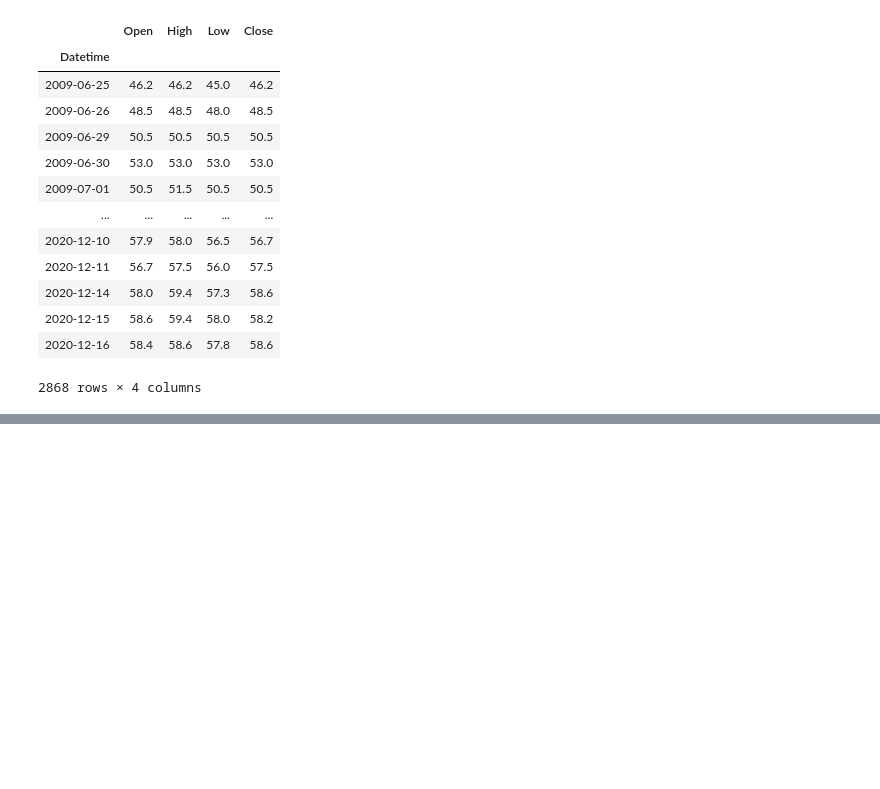
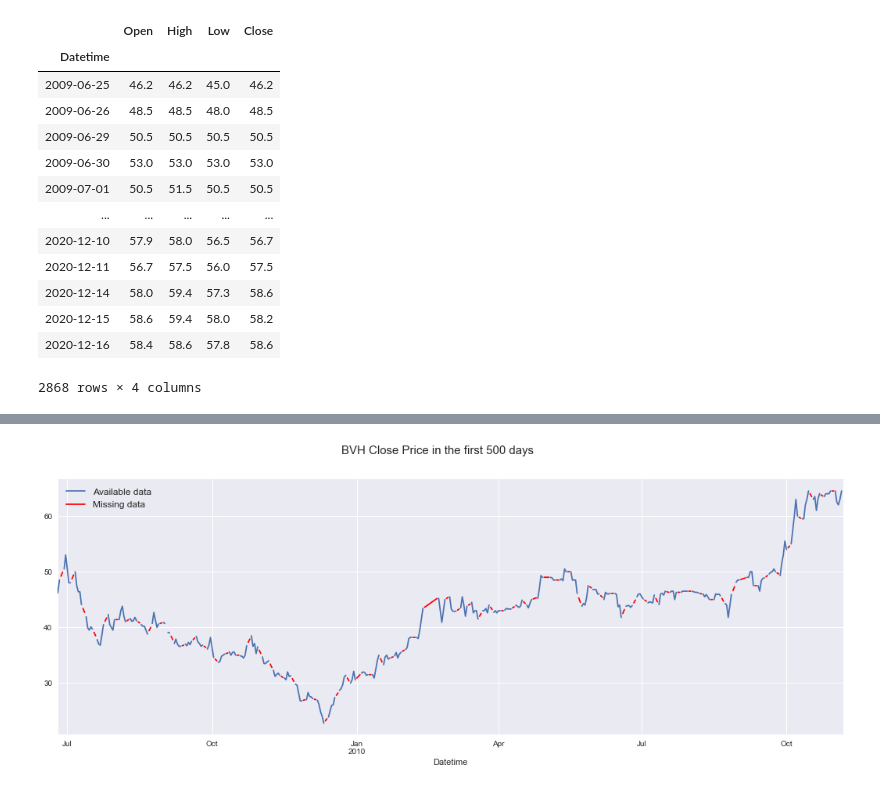
Before and after one commit to cripplinmuffin/khdlud_dack, a Jupyter notebook: visualize.ipynb, the cells around one changed output, grey strips where cells are left out. Drawn from its saved outputs; the diff is of its cells as text; code cells hidden in the pictures; blank space fills up the shorter version.

```diff
--- a/visualize.ipynb
+++ b/visualize.ipynb
@@ -89,3 +97,16 @@ plt.show()
+# %%
+fig, axes = plt.subplots(figsize=(18, 6))
+
+ax1 = available_df.head(500)['Close'].plot(label='Available data')
+ax1.legend(fontsize=12)
+
+ax2 = missing_df.head(500)['Close'].plot(color='red', label='Missing data')
+ax2.legend(fontsize=12)
+
+fig.suptitle('BVH Close Price in the first 500 days', fontsize=15)
+plt.show()
+# %% [output]
+[figure, added]
 # %%
 from pylab import rcParams
 rcParams['figure.figsize'] = 18, 8
```
Also changed, not shown: parts of 10 cells of this notebook, 7 other files.
